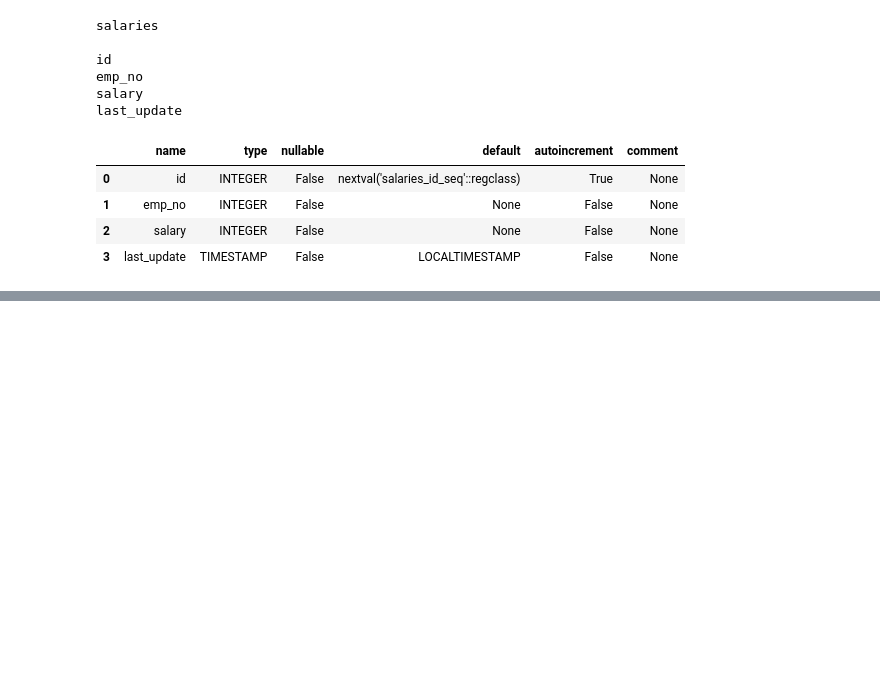
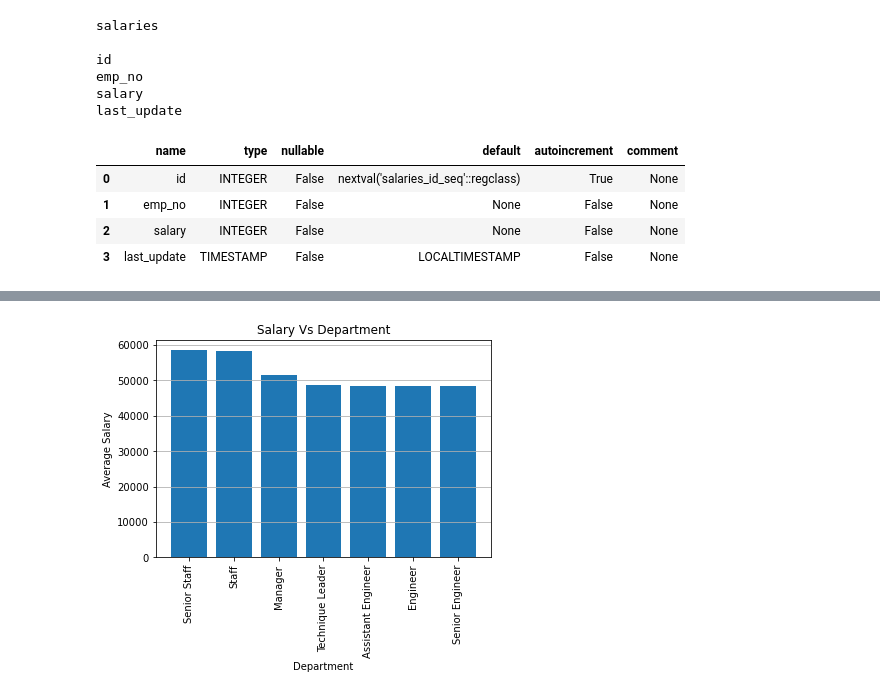
Before and after one commit to CodyGunter/smu-data-12-19-21-homework, a Jupyter notebook: 09_SQL/SQL_HW.ipynb, the cells around one changed output, grey strips where cells are left out. Saved outputs shown, nothing was run; the diff lists cells and outputs as text; code cells hidden in the pictures; blank space fills up the shorter version.

```diff
--- a/09_SQL/SQL_HW.ipynb
+++ b/09_SQL/SQL_HW.ipynb
@@ -13,7 +13,7 @@ host = "localhost"
 port = 5432
 db = "sql_wk9_hw"
 user = "postgres"
-password = os.environ['PASSWORD']
 
-path = f'postgresql://{user}:{password}@{host}:{port}/{db}'
+
+path = f'postgresql://{user}:{PASSWORD}@{host}:{port}/{db}'
 engine = create_engine(path)
@@ -115,0 +199,16 @@ query = """
+# %%
+query2 = """
+        Select
+            t.title, avg(s.salary) as avg_salary
+        From
+            salaries as s
+            join employees as e on e.emp_no=s.emp_no
+            join title as t on e.emp_title_id=t.title_id
+        group by
+            t.title
+        order by
+            avg_salary desc;
+        """
+
+df2 = pd.read_sql(query2, conn)
+df2
@@ -115,0 +224,11 @@ query = """
+# %%
+plt.bar(df2.title, df2.avg_salary)
+plt.xlabel("Department")
+plt.ylabel("Average Salary")
+plt.title("Salary Vs Department")
+plt.xticks(rotation=90)
+plt.grid(axis='y')
+
+plt.show()
+# %% [output]
+[figure, added]
```
Also changed, not shown: parts of 11 cells of this notebook, 3 other files.
